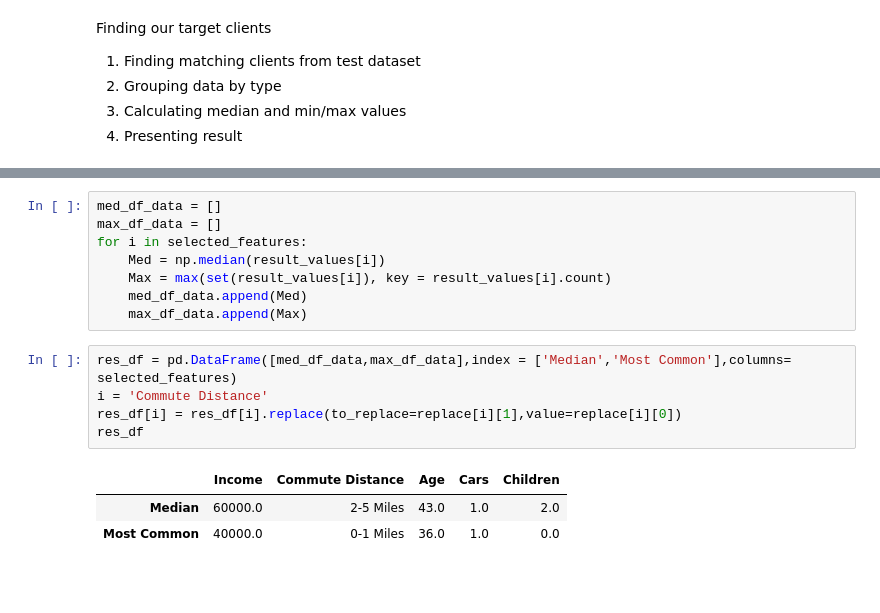
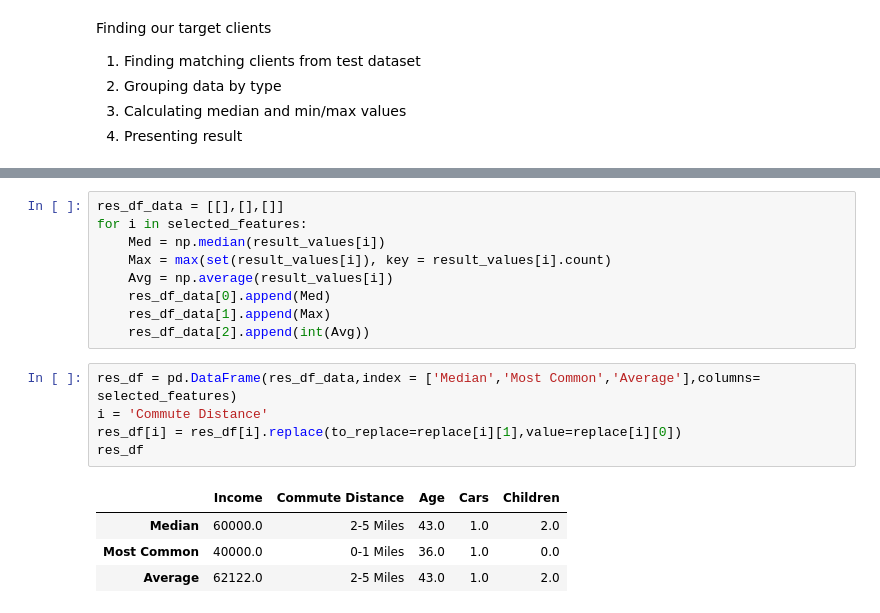
Before and after one commit to zapalke/Python-best-customer-features, a Jupyter notebook: p1.ipynb, the cells around one changed output, grey strips where cells are left out. Cells and saved outputs as stored; diff of their text form; blank space fills up the shorter version.

```diff
--- a/p1.ipynb
+++ b/p1.ipynb
@@ -294,19 +294,21 @@ result_values
   0.0,
   3.0]}
 # %%
-med_df_data = []
-max_df_data = []
+res_df_data = [[],[],[]]
 for i in selected_features:
     Med = np.median(result_values[i])
     Max = max(set(result_values[i]), key = result_values[i].count)
-    med_df_data.append(Med)
-    max_df_data.append(Max)
+    Avg = np.average(result_values[i])
+    res_df_data[0].append(Med)
+    res_df_data[1].append(Max)
+    res_df_data[2].append(int(Avg))
 # %%
-res_df = pd.DataFrame([med_df_data,max_df_data],index = ['Median','Most Common'],columns= selected_features)
+res_df = pd.DataFrame(res_df_data,index = ['Median','Most Common','Average'],columns= selected_features)
 i = 'Commute Distance'
 res_df[i] = res_df[i].replace(to_replace=replace[i][1],value=replace[i][0])
 res_df
 # %% [output]
 |  | Income | Commute Distance | Age | Cars | Children |
 | Median | 60000.0 | 2-5 Miles | 43.0 | 1.0 | 2.0 |
 | Most Common | 40000.0 | 0-1 Miles | 36.0 | 1.0 | 0.0 |
+| Average | 62122.0 | 2-5 Miles | 43.0 | 1.0 | 2.0 |
```
Also changed, not shown: parts of 6 cells of this notebook.
